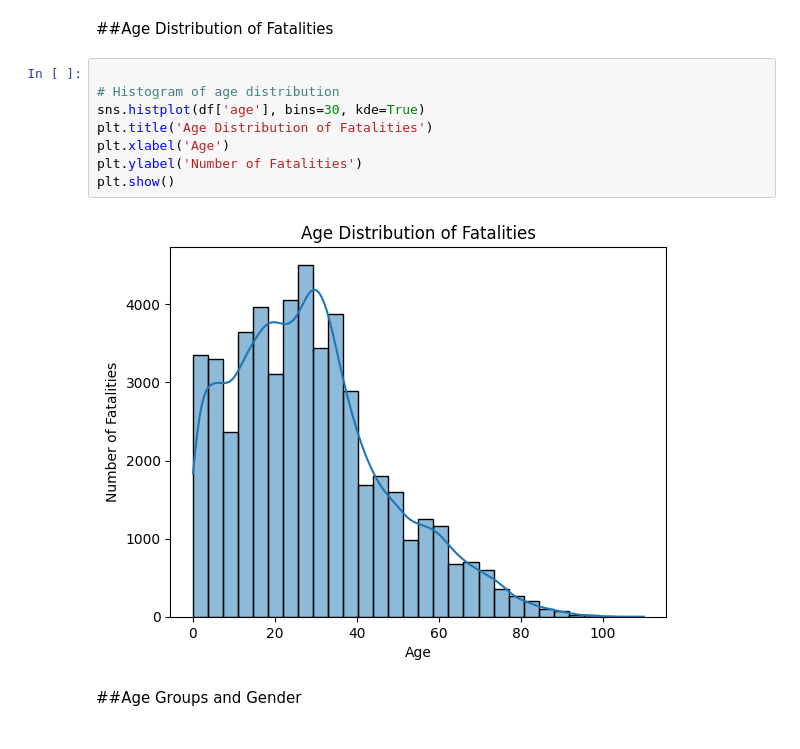
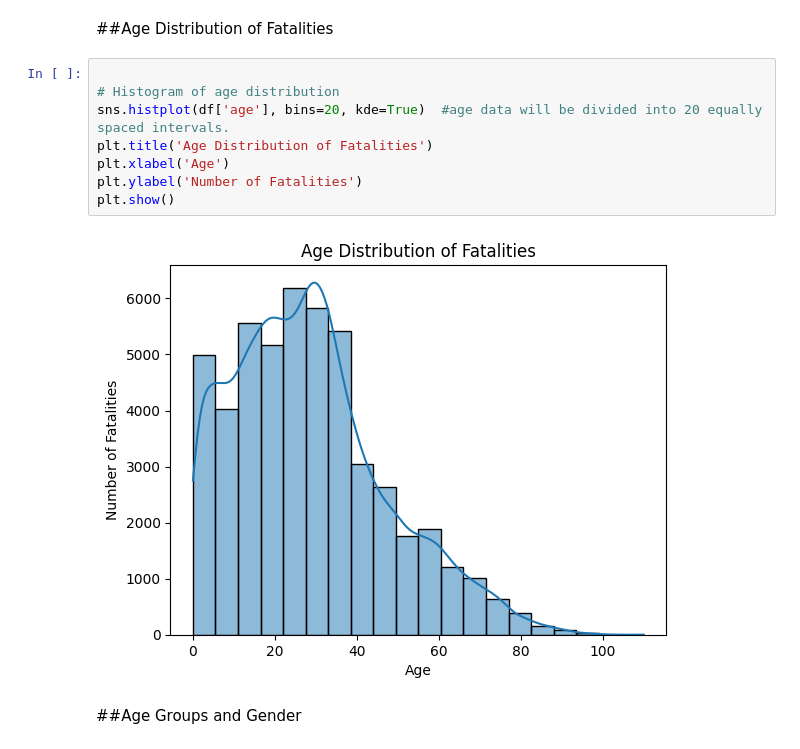
Before and after one commit to SatishAwal/Machine-Learning-Foundations-Midterm-1, a Jupyter notebook: MLMidtermProject.ipynb, the cells around one changed output. Drawn from its saved outputs; the diff is of its cells as text.

```diff
--- a/MLMidtermProject.ipynb
+++ b/MLMidtermProject.ipynb
@@ -103,13 +103,13 @@ Name: count, dtype: int64
 # %%
 
 # Histogram of age distribution
-sns.histplot(df['age'], bins=30, kde=True)
+sns.histplot(df['age'], bins=20, kde=True)  #age data will be divided into 20 equally spaced intervals.
 plt.title('Age Distribution of Fatalities')
 plt.xlabel('Age')
 plt.ylabel('Number of Fatalities')
 plt.show()
 # %% [output]
-[figure, old version]
+[figure, new version]
 # %% [markdown]
 ##Age Groups and Gender
 # %%
```
Also changed, not shown: parts of 1 cell of this notebook.
